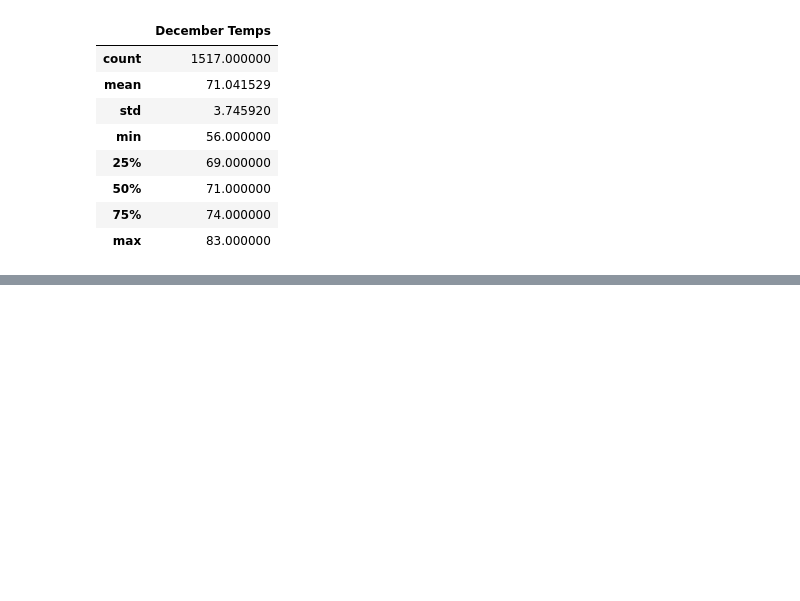
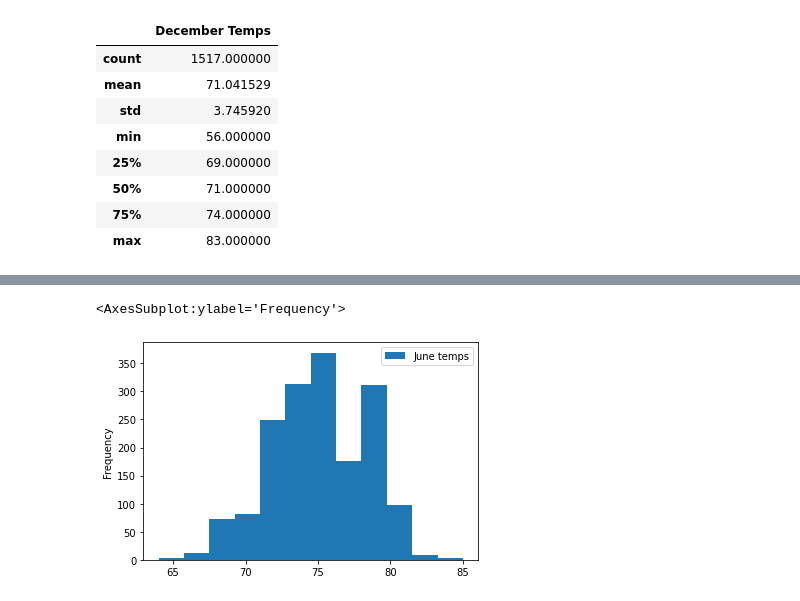
Before and after one commit to wallaceportia/surfs_up, a Jupyter notebook: SurfsUp_Challenge.ipynb, the cells around one changed output, grey strips where cells are left out. Cells and saved outputs as stored; diff of their text form; code cells hidden in the pictures; blank space fills up the shorter version.

```diff
--- a/SurfsUp_Challenge.ipynb
+++ b/SurfsUp_Challenge.ipynb
@@ -27,11 +28,11 @@ session = Session(engine)
 # %% [markdown]
 ## D1: Determine the Summary Statistics for June
 # %%
-# 1. Import the sqlalchemy extract function.
-from sqlalchemy import extract
+# 1. Import the sqlalchemy extract function.from sqlalchemy import extract
 
 # 2. Write a query that filters the Measurement table to retrieve the temperatures for the month of June.
-results = session.query(Measurement.tobs).filter(extract('month', Measurement.date) == 6)
+results = session.query(Measurement.tobs).\
+filter(extract('month', Measurement.date) == 6)
 # %%
 #  3. Convert the June temperatures to a list.
 results = results.all()
@@ -83,0 +102,5 @@ Dec_temp.describe()
+# %%
+June_temp.plot.hist(bins=12)
+# %% [output]
+<AxesSubplot:ylabel='Frequency'>
+[figure, added]
```
Also changed, not shown: parts of 24 cells of this notebook, 2 other files.
